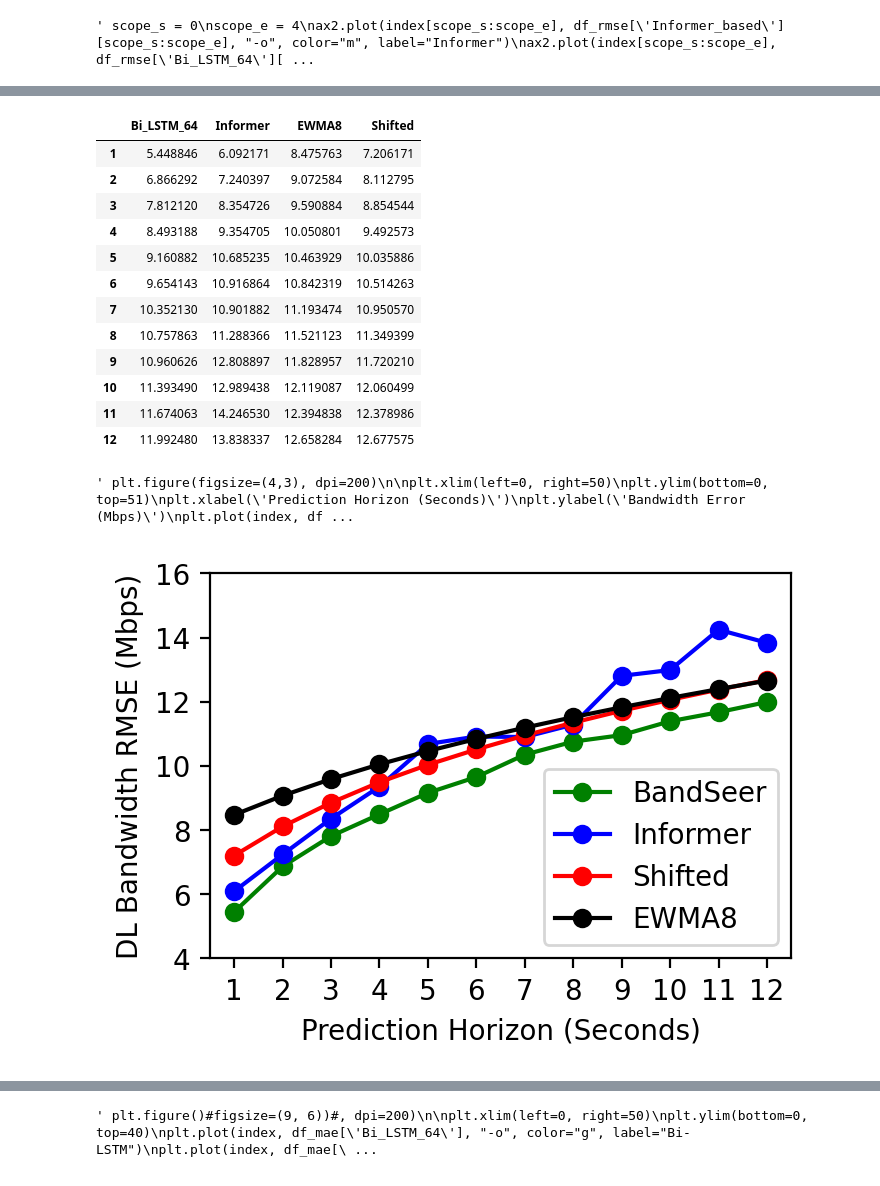
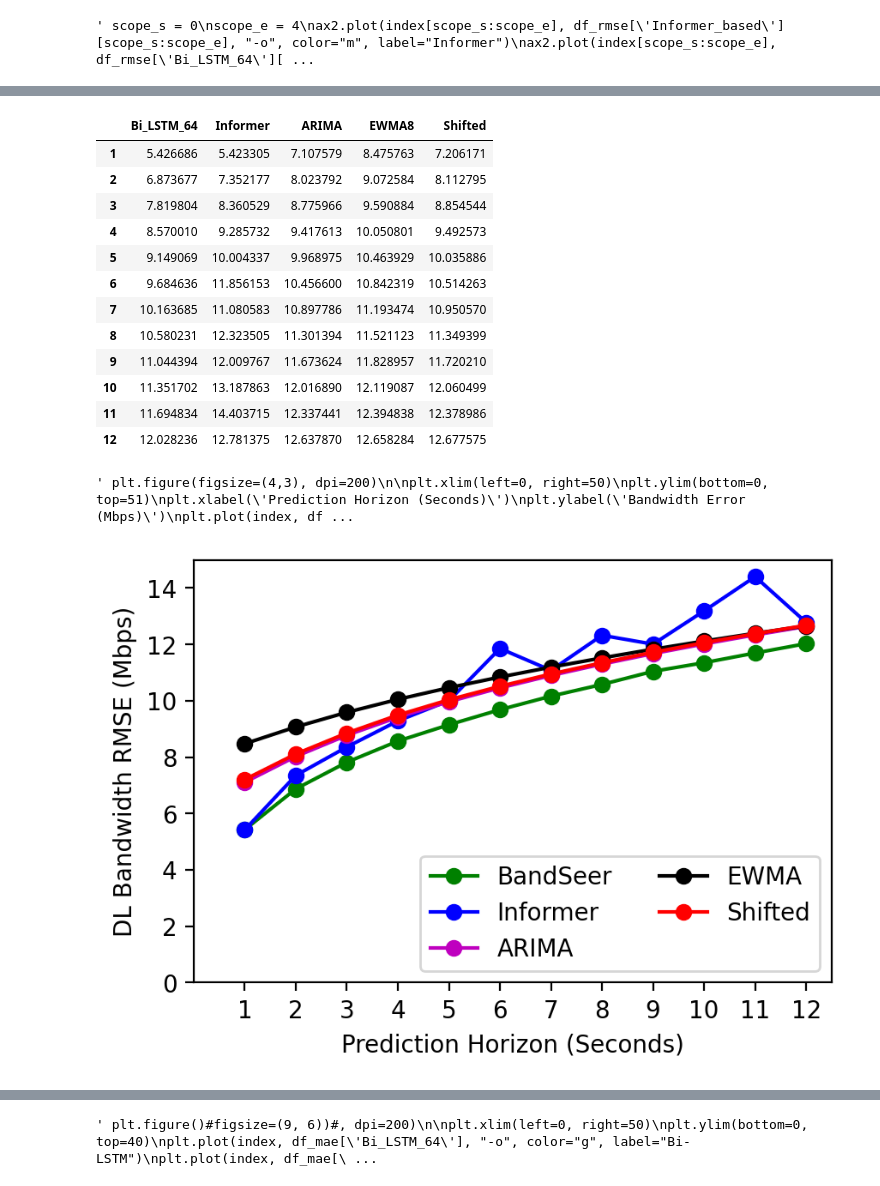
Before and after one commit to birkandenizer/Informer2020, a Jupyter notebook: create-plots.ipynb, the cells around one changed output, grey strips where cells are left out. Saved outputs shown, nothing was run; the diff lists cells and outputs as text; code cells hidden in the pictures.

```diff
--- a/create-plots.ipynb
+++ b/create-plots.ipynb
@@ -1,5 +1,9 @@
 # %%
 import numpy as np
 import pandas as pd
+import matplotlib
 import matplotlib.pyplot as plt
+
+plt.rcParams['pdf.fonttype'] = 42
+plt.rcParams['ps.fonttype'] = 42
 # %%
@@ -307,42 +325,48 @@ plt.savefig(f'plots/5GBeyond-comparison-MAE.pdf', bbox_inches='tight')
 # %%
-figure_size = (3*1.25, 2*1.25)
+figure_size = (3*1.6, 2*1.6)
+
 
 # BerlinV2X
 Bi_LSTM_64_rmse_mse = [5533733, 7287612, 8347968, 10754641, 13847095, 17986850] # with MSE as loss function
 Bi_LSTM_64_rmse = [5713529, 7199828.5, 8191601.5, 8905753, 9605881, 10123103, 10854995, 11280437, 11493049, 11946940, 12241142, 12575027] # with L1 as loss function
+Bi_LSTM_64_rmse_04_03 = [5690292.5, 7207573, 8199659, 8986307, 9593494, 10155077, 10657396, 11094176, 11580887, 11903122, 12262922, 12612520]
 Informer_rmse = [6388104,	7592106.5,	8760565,	9809119,	11204281,	11447162,	11431452,	11836710,	13431102,	13620413,	14938569, 14510548] # 96 seq len
+Informer_rmse_04_03 = [5686747.5, 7709316.5, 8766650, 9736796, 10490308, 12432078, 11618833, 12922132, 12593153, 13828477, 15103390, 13402243]
 #BandFormer_m_rmse = [11874909, 17021450, 19268100, 25143996, 32274912, 39443512, 45506362]
+ARIMA_rmse = [7452837, 8413556, 9202267, 9875083, 10453228, 10964540, 11427157, 11850371, 12240682, 12600622, 12936745, 13251767]
 EWMA8_rmse = [8887482,	9513294,	10056771,	10539029,	10972225,	11368995,	11737208,	12080773,	12403560,	12707784,	12996930,	13273173]
 Shifted_rmse = [7556218,	8506882,	9284662,	9953684,	10523389,	11025004,	11482505,	11900707,	12289531,	12646350,	12980308,	13293401]
 
 df_rmse = pd.DataFrame(
-    {'Bi_LSTM_64': Bi_LSTM_64_rmse,
-     'Informer': Informer_rmse,
+    {'Bi_LSTM_64': Bi_LSTM_64_rmse_04_03,
+     'Informer': Informer_rmse_04_03,
+     'ARIMA': ARIMA_rmse,
      'EWMA8': EWMA8_rmse,
      'Shifted': Shifted_rmse,
      })
 
 df_rmse['Bi_LSTM_64'] = df_rmse['Bi_LSTM_64'].div(1024*1024)
 df_rmse['Informer'] = df_rmse['Informer'].div(1024*1024)
+df_rmse['ARIMA'] = df_rmse['ARIMA'].div(1024*1024)
 df_rmse['EWMA8'] = df_rmse['EWMA8'].div(1024*1024)
 df_rmse['Shifted'] = df_rmse['Shifted'].div(1024*1024)
 index = [1, 2, 3, 4, 5, 6, 7, 8, 9, 10, 11 ,12]
 df_rmse = df_rmse.set_index([pd.Index(index)])
 df_rmse
 # %% [output]
-|  | Bi_LSTM_64 | Informer | EWMA8 | Shifted |
-| 1 | 5.448846 | 6.092171 | 8.475763 | 7.206171 |
-| 2 | 6.866292 | 7.240397 | 9.072584 | 8.112795 |
-| 3 | 7.812120 | 8.354726 | 9.590884 | 8.854544 |
-| 4 | 8.493188 | 9.354705 | 10.050801 | 9.492573 |
-| 5 | 9.160882 | 10.685235 | 10.463929 | 10.035886 |
-| 6 | 9.654143 | 10.916864 | 10.842319 | 10.514263 |
-| 7 | 10.352130 | 10.901882 | 11.193474 | 10.950570 |
-| 8 | 10.757863 | 11.288366 | 11.521123 | 11.349399 |
-| 9 | 10.960626 | 12.808897 | 11.828957 | 11.720210 |
-| 10 | 11.393490 | 12.989438 | 12.119087 | 12.060499 |
-| 11 | 11.674063 | 14.246530 | 12.394838 | 12.378986 |
-| 12 | 11.992480 | 13.838337 | 12.658284 | 12.677575 |
+|  | Bi_LSTM_64 | Informer | ARIMA | EWMA8 | Shifted |
+| 1 | 5.426686 | 5.423305 | 7.107579 | 8.475763 | 7.206171 |
+| 2 | 6.873677 | 7.352177 | 8.023792 | 9.072584 | 8.112795 |
+| 3 | 7.819804 | 8.360529 | 8.775966 | 9.590884 | 8.854544 |
+| 4 | 8.570010 | 9.285732 | 9.417613 | 10.050801 | 9.492573 |
+| 5 | 9.149069 | 10.004337 | 9.968975 | 10.463929 | 10.035886 |
+| 6 | 9.684636 | 11.856153 | 10.456600 | 10.842319 | 10.514263 |
+| 7 | 10.163685 | 11.080583 | 10.897786 | 11.193474 | 10.950570 |
+| 8 | 10.580231 | 12.323505 | 11.301394 | 11.521123 | 11.349399 |
+| 9 | 11.044394 | 12.009767 | 11.673624 | 11.828957 | 11.720210 |
+| 10 | 11.351702 | 13.187863 | 12.016890 | 12.119087 | 12.060499 |
+| 11 | 11.694834 | 14.403715 | 12.337441 | 12.394838 | 12.378986 |
+| 12 | 12.028236 | 12.781375 | 12.637870 | 12.658284 | 12.677575 |
 # %%
 """ plt.figure(figsize=(4,3), dpi=200)
 
@@ -366,39 +390,40 @@ plt.savefig(f'plots/BerlinV2X-comparison-RMSE.pdf', bbox_inches='tight') """
 fig, ax1 = plt.subplots(figsize=figure_size, dpi=200)
 ax1.set_xlabel('Prediction Horizon (Seconds)')
 ax1.set_ylabel('DL Bandwidth RMSE (Mbps)')
-ax1.set_xlim(left=0.5, right=12.5)
-ax1.set_ylim(bottom=4, top=16)
+ax1.set_xlim(left=0, right=12.5)
+ax1.set_ylim(bottom=0, top=15)
 ax1.set_xticks(index)
 
 # These are in unitless percentages of the figure size. (0,0 is bottom left)
 """ left, bottom, width, height = [1.38, 1.21, 0.51, 0.37]
 ax2 = fig.add_axes([left, bottom, width, height]) """
 #ax2.set_xlim(left=0, right=6)
 #ax2.set_ylim(bottom=5, top=22)
 
 scope = 12
 ax1.plot(index[:scope], df_rmse['Bi_LSTM_64'][:scope], "-o", color="g", label=paper_title)
 ax1.plot(index[:scope], df_rmse['Informer'][:scope] , "-o", color="b", label="Informer")
+ax1.plot(index[:scope], df_rmse['ARIMA'][:scope] , "-o", color="m", label="ARIMA")
+ax1.plot(index[:scope], df_rmse['EWMA8'][:scope] , "-o", color="k", label="EWMA")
 ax1.plot(index[:scope], df_rmse['Shifted'][:scope] , "-o", color="r", label="Shifted")
-ax1.plot(index[:scope], df_rmse['EWMA8'][:scope] , "-o", color="k", label="EWMA8")
-ax1.legend(loc='lower left', bbox_to_anchor=(0.55, 0))
+ax1.legend(loc='lower right', ncol=2)
 #ax1.legend(loc='upper left', fontsize=18, bbox_to_anchor=(0.50, 1.03), bbox_transform=fig.transFigure, frameon=False)
 
 """ scope_s = 0
 scope_e = 4
 ax2.plot(index[scope_s:scope_e], df_rmse['Bi_LSTM_64'][scope_s:scope_e], "-o", color="g", label="Bi-LSTM")
 ax2.plot(index[scope_s:scope_e], df_rmse['Informer'][scope_s:scope_e] , "-o", color="b", label="Informer")
 ax2.plot(index[scope_s:scope_e], df_rmse['Shifted'][scope_s:scope_e] , "-o", color="r", label="Shifted")
 ax2.plot(index[scope_s:scope_e], df_rmse['EWMA8'][scope_s:scope_e] , "-o", color="k", label="EWMA8") """
 
 plt.show()
 #plt.savefig(f'plots/{DATA}-{scope4_s}-{scope4_e}.pdf', bbox_inches='tight')
 #fig.savefig(f'plots/BerlinV2X-64-{scope4_s}-{scope4_e}.pdf', bbox_inches='tight')
 
 fig.savefig(f'plots/BerlinV2X-comparison-RMSE.pdf', bbox_inches='tight')
 #fig.savefig(f'plots/BerlinV2X-comparison-RMSE.png', bbox_inches='tight')
 # %% [output]
-[figure, old version]
+[figure, new version]
 # %%
 # BerlinV2X
 Bi_LSTM_64_mae_mse = [3623475, 4937969, 5965795, 8155635, 10607764, 13806608]
```
Also changed, not shown: parts of 12 cells of this notebook, 10 other files.
